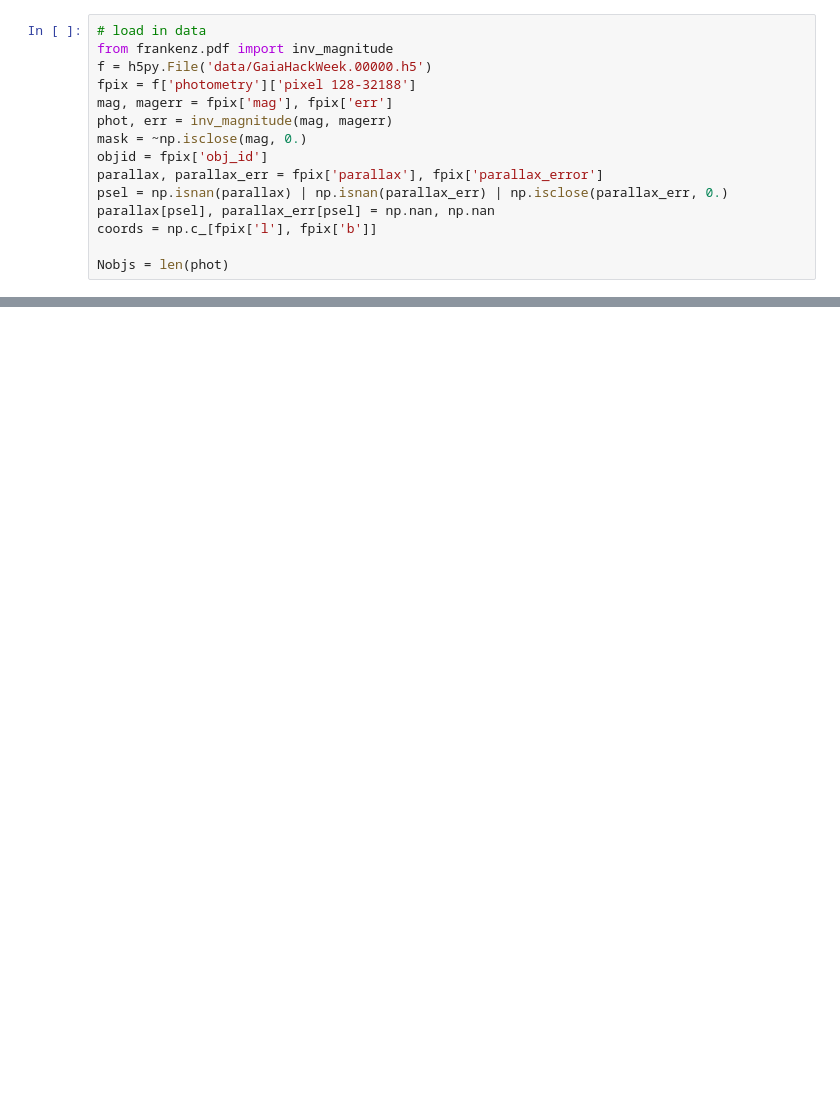
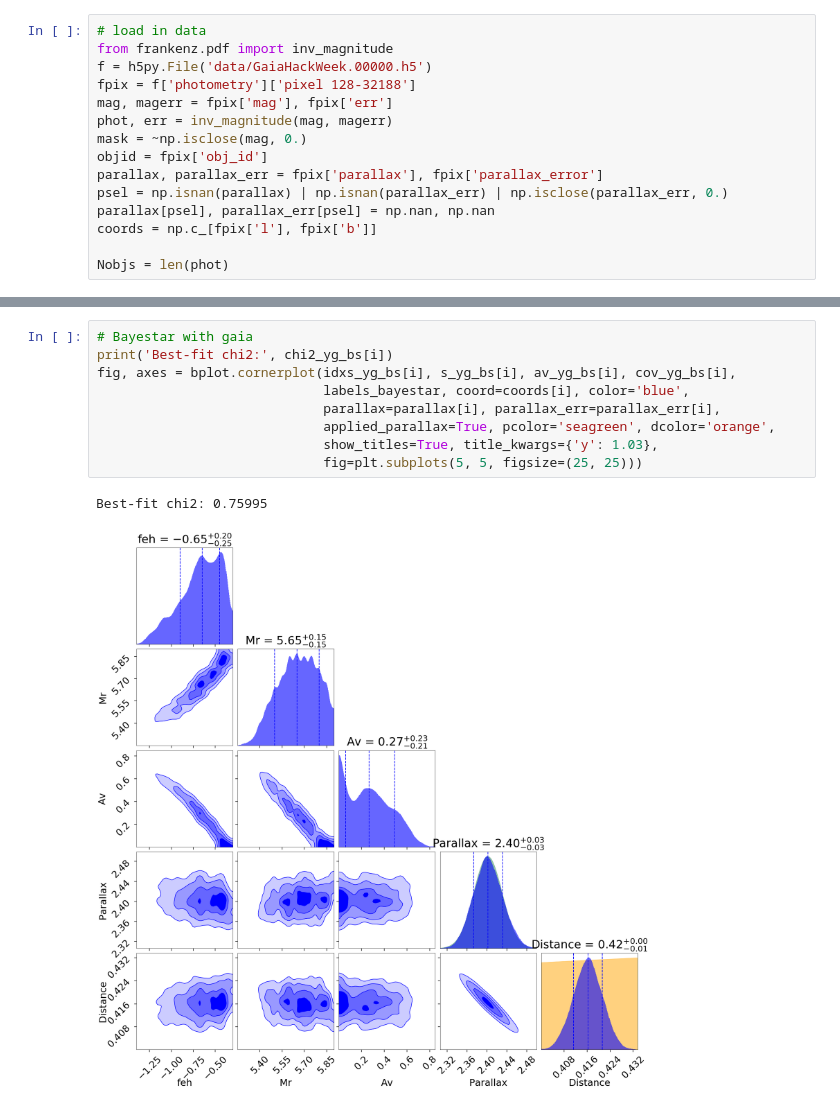
Before and after one commit to joshspeagle/brutus, a Jupyter notebook: bayestar_comparison.ipynb, the cells around one changed output, grey strips where cells are left out. Cells and saved outputs as stored; diff of their text form; blank space fills up the shorter version.

```diff
--- a/bayestar_comparison.ipynb
+++ b/bayestar_comparison.ipynb
@@ -151 +227,13 @@ Best-fit chi2: 0.651182
+# %%
+# Bayestar with gaia
+print('Best-fit chi2:', chi2_yg_bs[i])
+fig, axes = bplot.cornerplot(idxs_yg_bs[i], s_yg_bs[i], av_yg_bs[i], cov_yg_bs[i],
+                             labels_bayestar, coord=coords[i], color='blue',
+                             parallax=parallax[i], parallax_err=parallax_err[i],
+                             applied_parallax=True, pcolor='seagreen', dcolor='orange',
+                             show_titles=True, title_kwargs={'y': 1.03},
+                             fig=plt.subplots(5, 5, figsize=(25, 25)))
+# %% [output]
+Best-fit chi2: 0.75995
+[figure, added]
 # %%
```
Also changed, not shown: parts of 13 cells of this notebook, 4 other files.
